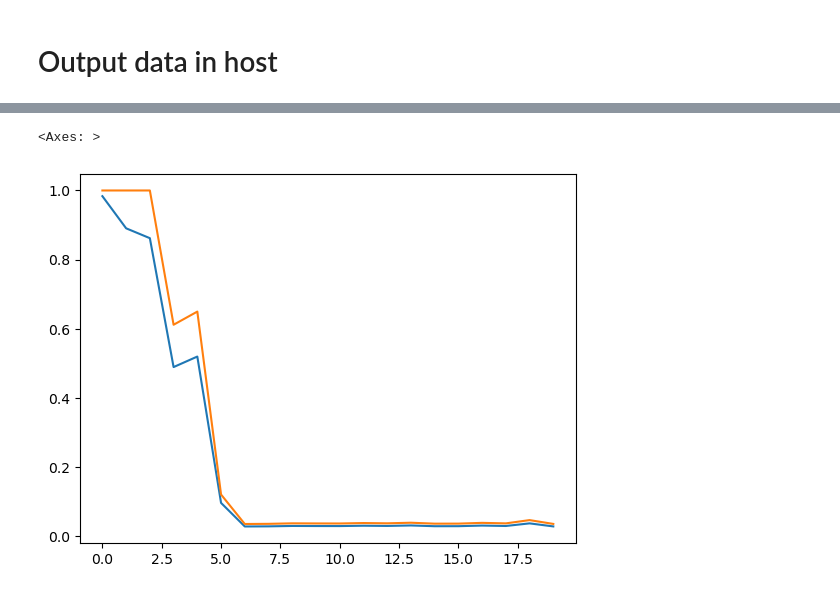
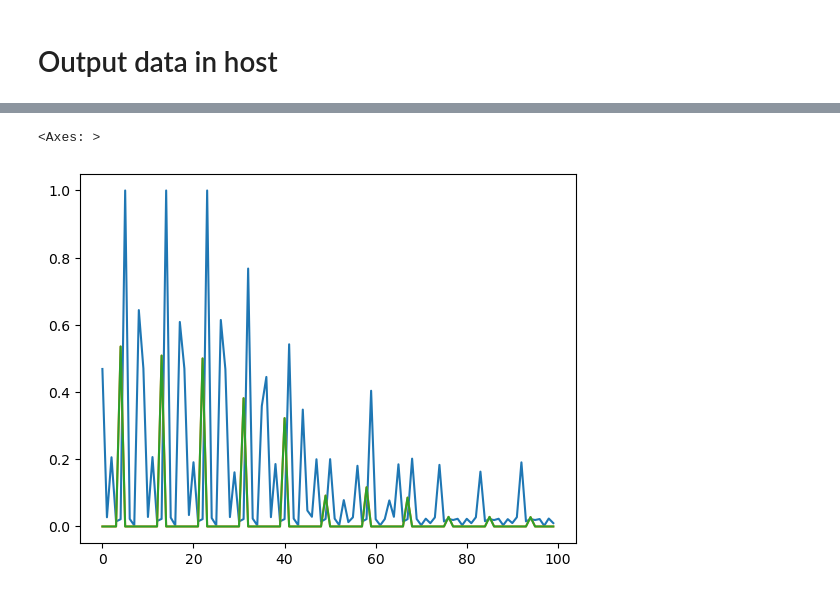
Before and after one commit to Radu-Nicolae/opendc-m3sa, a Jupyter notebook: opendc-experiments/opendc-experiments-metamodel/src/main/Python_scripts/MetaModelViewer.ipynb, the cells around one changed output, grey strips where cells are left out. Cells and saved outputs as stored; diff of their text form; code cells hidden in the pictures.

```diff
--- a/opendc-experiments/opendc-experiments-metamodel/src/main/Python_scripts/MetaModelViewer.ipynb
+++ b/opendc-experiments/opendc-experiments-metamodel/src/main/Python_scripts/MetaModelViewer.ipynb
@@ -9,6 +9,8 @@ base_folder = ".." # opendc-experiments-metamodel/src/main
 # %% [markdown]
 # Read and explore output file
 # %%
+path = f"{base_folder}/output/host/topology=multi/workload=bitbrains-small/seed=0/"
+
 def read_topology(topology_name):
     print(f"Topology name: {topology_name}")
     df = pd.read_csv(f"{base_folder}/resources/env/{topology_name}.txt", delimiter=";") # e.g., simple.txt
@@ -29,10 +31,6 @@ Topology name: multi
 We extract and analyze the data exported in the .parquet, from the host, as a very first step towards creating a metamodel
 """
 
-df_single_trace_active_servers = pd.read_parquet(f"{base_folder}/output/host/topology=single/workload=bitbrains-small/seed=0/data-active-servers.parquet")
-
-df_single_trace_active_servers_inv = pd.read_parquet(f"{base_folder}/output/host/topology=single/workload=bitbrains-small/seed=0/data-active-servers-inv.parquet")
-
-
-
-df_single_trace_active_servers
+df_trace_1 = pd.read_parquet(path + "3-multis-active-servers.parquet")
+df_trace_2 = pd.read_parquet(path + "3-multis-active-servers-inv.parquet")
+df_trace_3 = pd.read_parquet(path + "3-multis-mem.parquet")
@@ -111,11 +37,12 @@ df_multi_trace_active_servers_inv
 # %%
 """
 Up to this point, we read the data from the .parquet file
 """
 
 # todo revise: something here doesn't work? or maybe it does?
-df_single_trace_active_servers_inv.cpu_utilization[:20].plot()
-df_single_trace_active_servers.cpu_utilization[:20].plot()
+df_trace_1.cpu_utilization[:100].plot()
+df_trace_2.cpu_utilization[:100].plot()
+df_trace_3.cpu_utilization[:100].plot()
 # %% [output]
 <Axes: >
-[figure, old version]
+[figure, new version]
```
Also changed, not shown: parts of 5 cells of this notebook, 37 other files.
